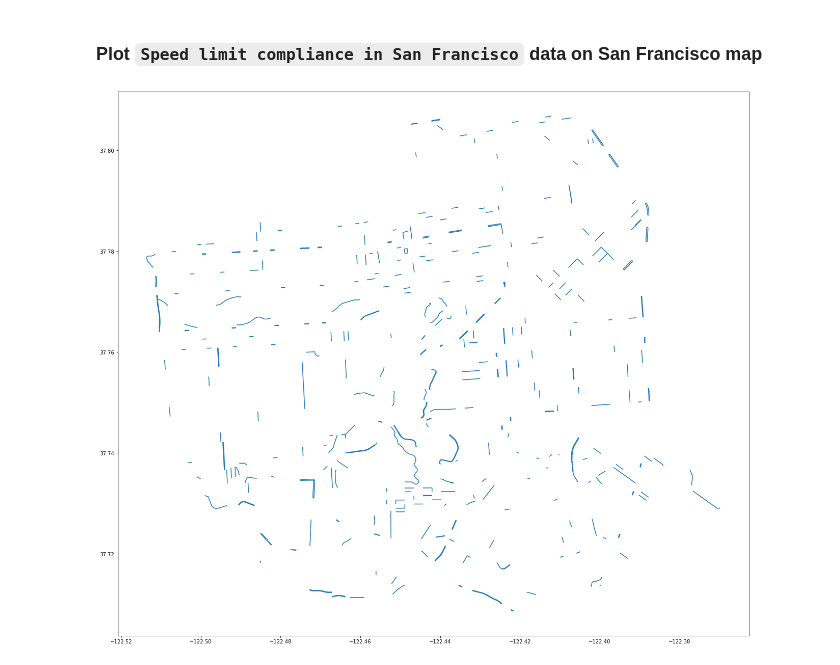
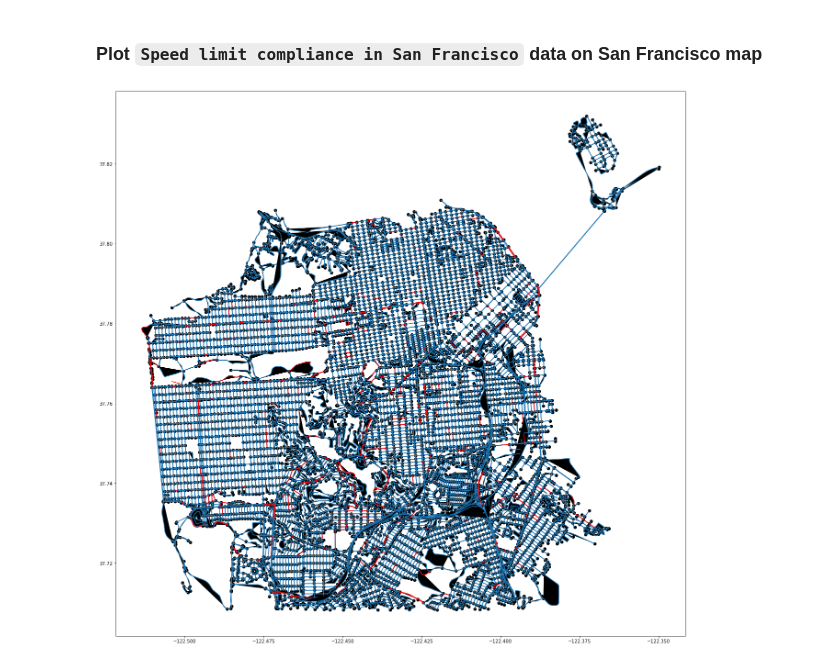
Before and after one commit to YgLK/data_engineering, a Jupyter notebook: map_integration.ipynb, the cells around one changed output. Drawn from its saved outputs; the diff is of its cells as text; code cells hidden in the pictures.

Commit message:
Data manipulation, simple visualisation

```diff
--- a/map_integration.ipynb
+++ b/map_integration.ipynb
@@ -221,9 +210,10 @@ gdf.head()
 # %%
 fig, ax = plt.subplots(figsize=(18,20))
 
 # Plot the footprint
-# edges.plot(ax=ax, facecolor='black')
-gdf.plot(ax=ax)
+edges.plot(ax=ax, facecolor='black')
+nodes.plot(ax=ax, facecolor='black')
+gdf.plot(ax=ax, color='red')
 plt.tight_layout()
 # %% [output]
-[figure, old version]
+[figure, new version]
```
Also changed, not shown: parts of 22 cells of this notebook.
